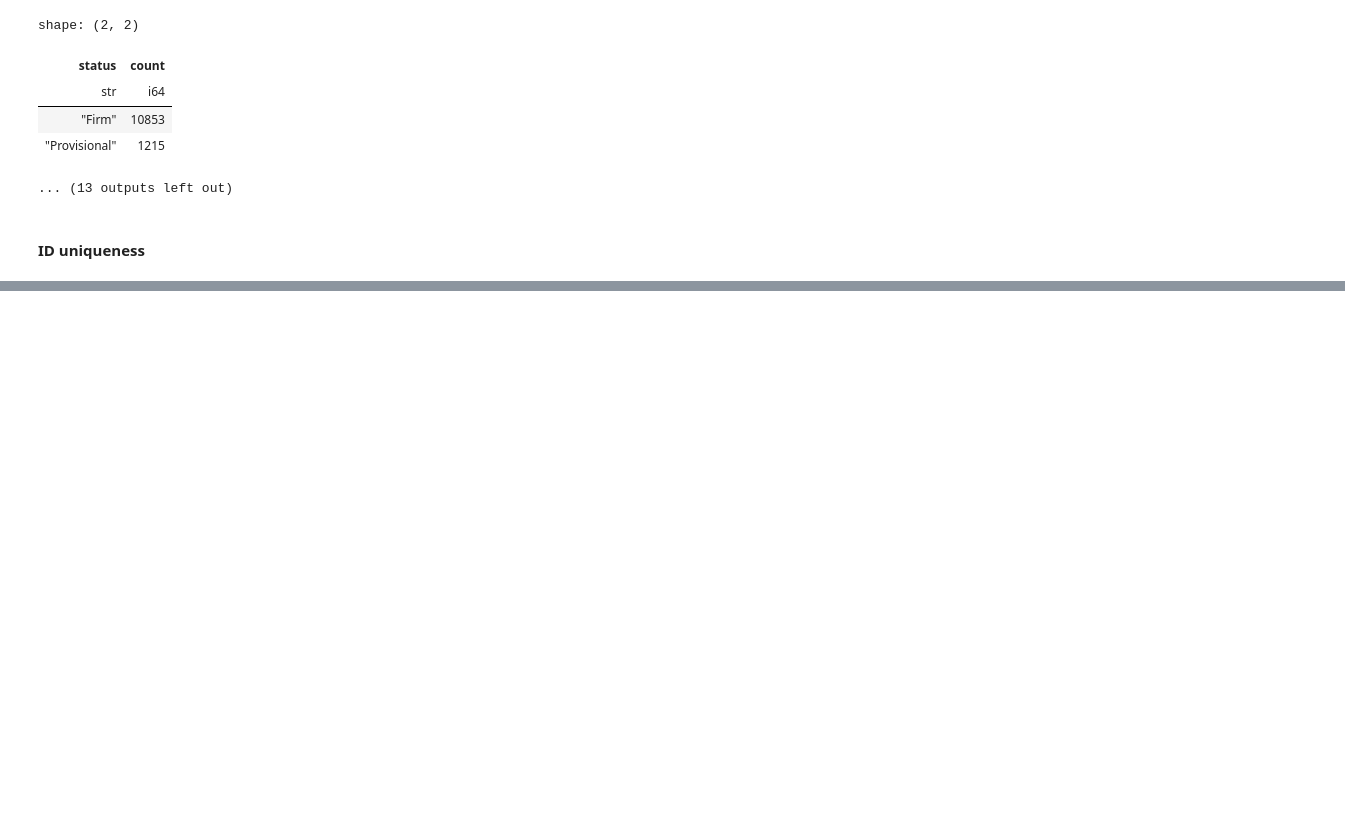
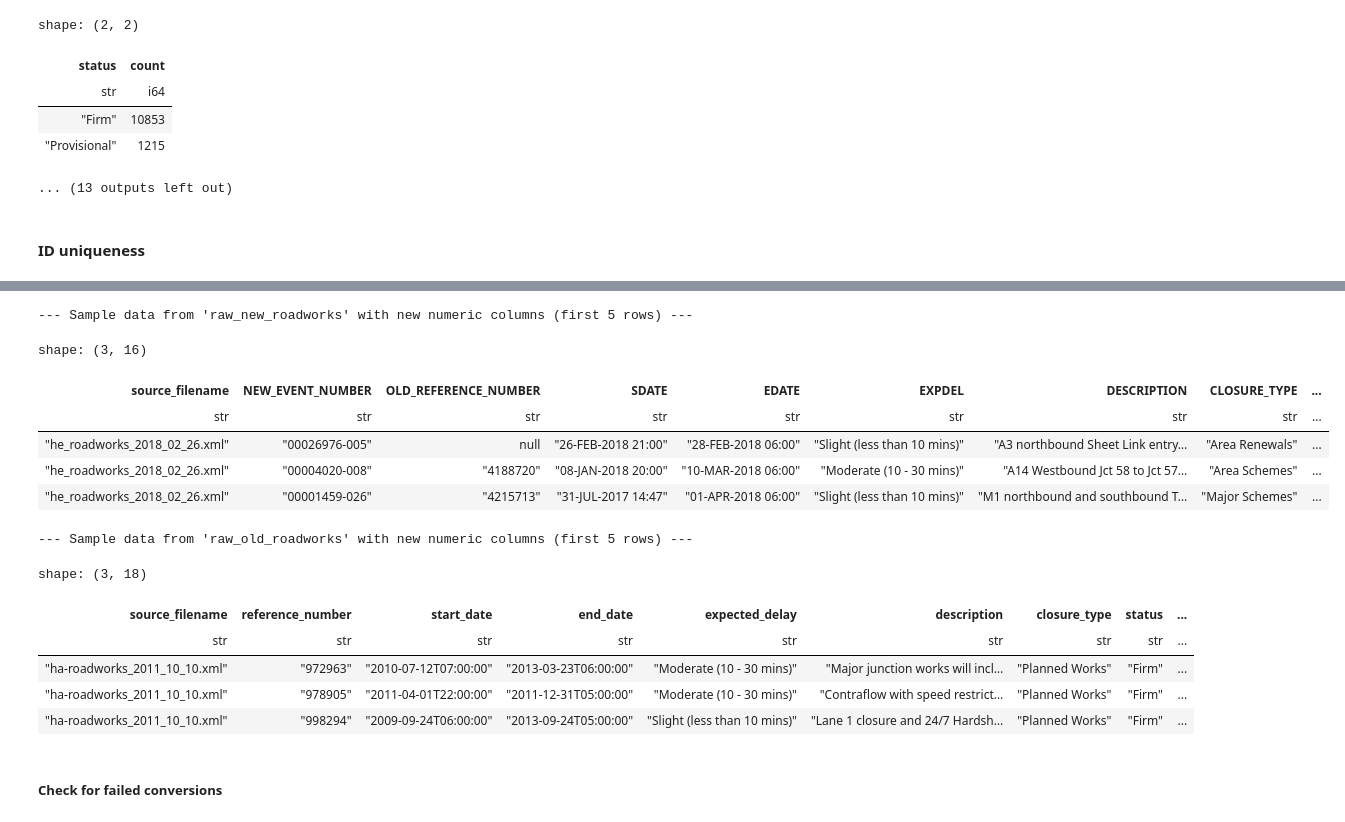
Before and after one commit to FlorisRX/UK_roadworks_XML_pipeline, a Jupyter notebook: data_exploration.ipynb, the cells around one changed output, grey strips where cells are left out. Cells and saved outputs as stored; diff of their text form; code cells hidden in the pictures; blank space fills up the shorter version.

```diff
--- a/data_exploration.ipynb
+++ b/data_exploration.ipynb
@@ -1741,0 +2017,26 @@ shape: (5, 3)
+# %%
+# --- Display sample data with new columns ---
+print(f"\n--- Sample data from '{RAW_NEW_TABLE_NAME}' with new numeric columns (first 5 rows) ---")
+sample_new_df = con.execute(f'SELECT * FROM "{RAW_NEW_TABLE_NAME}" LIMIT 3').pl()
+display(sample_new_df)
+
+print(f"\n--- Sample data from '{RAW_OLD_TABLE_NAME}' with new numeric columns (first 5 rows) ---")
+sample_old_df = con.execute(f'SELECT * FROM "{RAW_OLD_TABLE_NAME}" LIMIT 3').pl()
+display(sample_old_df)
+# %% [output]
+--- Sample data from 'raw_new_roadworks' with new numeric columns (first 5 rows) ---
+shape: (3, 16)
+| source_filename | NEW_EVENT_NUMBER | OLD_REFERENCE_NUMBER | SDATE | EDATE | EXPDEL | DESCRIPTION | CLOSURE_TYPE | ... |
+| str | str | str | str | str | str | str | str | ... |
+| "he_roadworks_2018_02_26.xml" | "00026976-005" | null | "26-FEB-2018 21:00" | "28-FEB-2018 06:00" | "Slight (less than 10 mins)" | "A3 northbound Sheet Link entry… | "Area Renewals" | ... |
+| "he_roadworks_2018_02_26.xml" | "00004020-008" | "4188720" | "08-JAN-2018 20:00" | "10-MAR-2018 06:00" | "Moderate (10 - 30 mins)" | "A14 Westbound Jct 58 to Jct 57… | "Area Schemes" | ... |
+| "he_roadworks_2018_02_26.xml" | "00001459-026" | "4215713" | "31-JUL-2017 14:47" | "01-APR-2018 06:00" | "Slight (less than 10 mins)" | "M1 northbound and southbound T… | "Major Schemes" | ... |
+--- Sample data from 'raw_old_roadworks' with new numeric columns (first 5 rows) ---
+shape: (3, 18)
+| source_filename | reference_number | start_date | end_date | expected_delay | description | closure_type | status | ... |
+| str | str | str | str | str | str | str | str | ... |
+| "ha-roadworks_2011_10_10.xml" | "972963" | "2010-07-12T07:00:00" | "2013-03-23T06:00:00" | "Moderate (10 - 30 mins)" | "Major junction works will incl… | "Planned Works" | "Firm" | ... |
+| "ha-roadworks_2011_10_10.xml" | "978905" | "2011-04-01T22:00:00" | "2011-12-31T05:00:00" | "Moderate (10 - 30 mins)" | "Contraflow with speed restrict… | "Planned Works" | "Firm" | ... |
+| "ha-roadworks_2011_10_10.xml" | "998294" | "2009-09-24T06:00:00" | "2013-09-24T05:00:00" | "Slight (less than 10 mins)" | "Lane 1 closure and 24/7 Hardsh… | "Planned Works" | "Firm" | ... |
+# %% [markdown]
+##### Check for failed conversions
```
Also changed, not shown: parts of 35 cells of this notebook, 5 other files.
